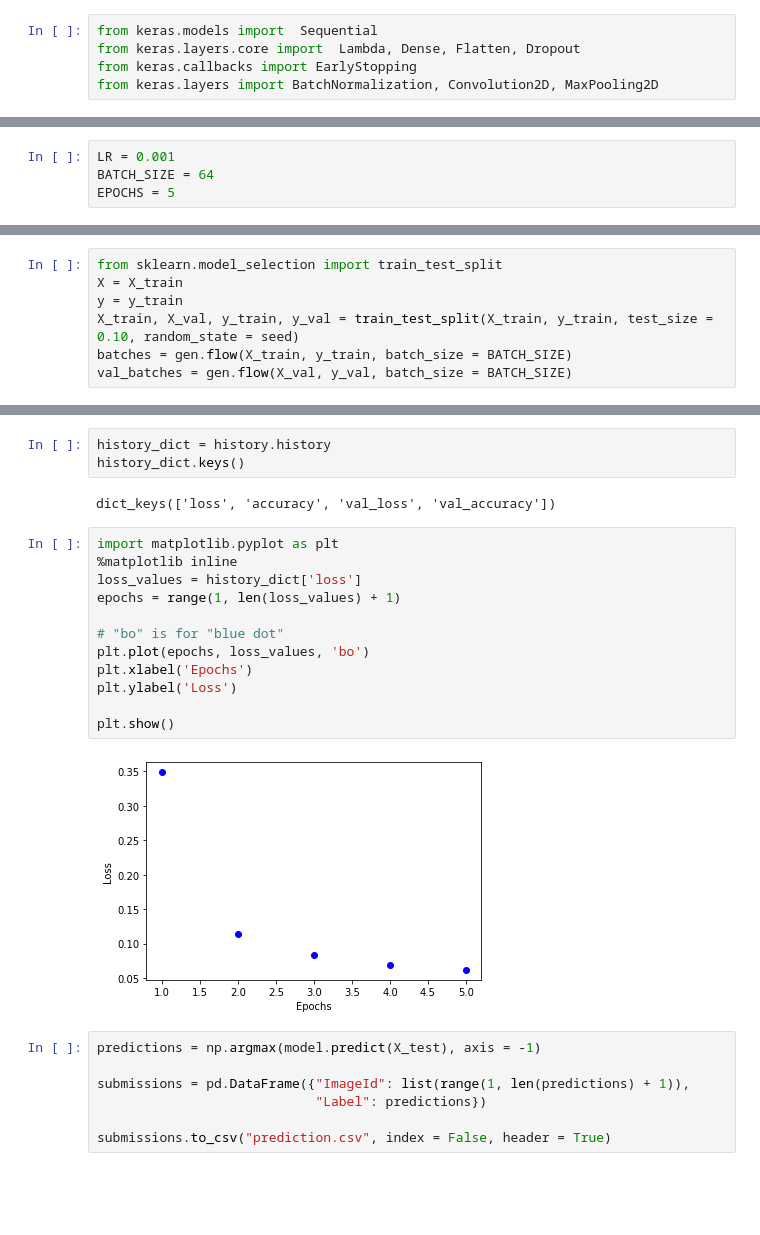
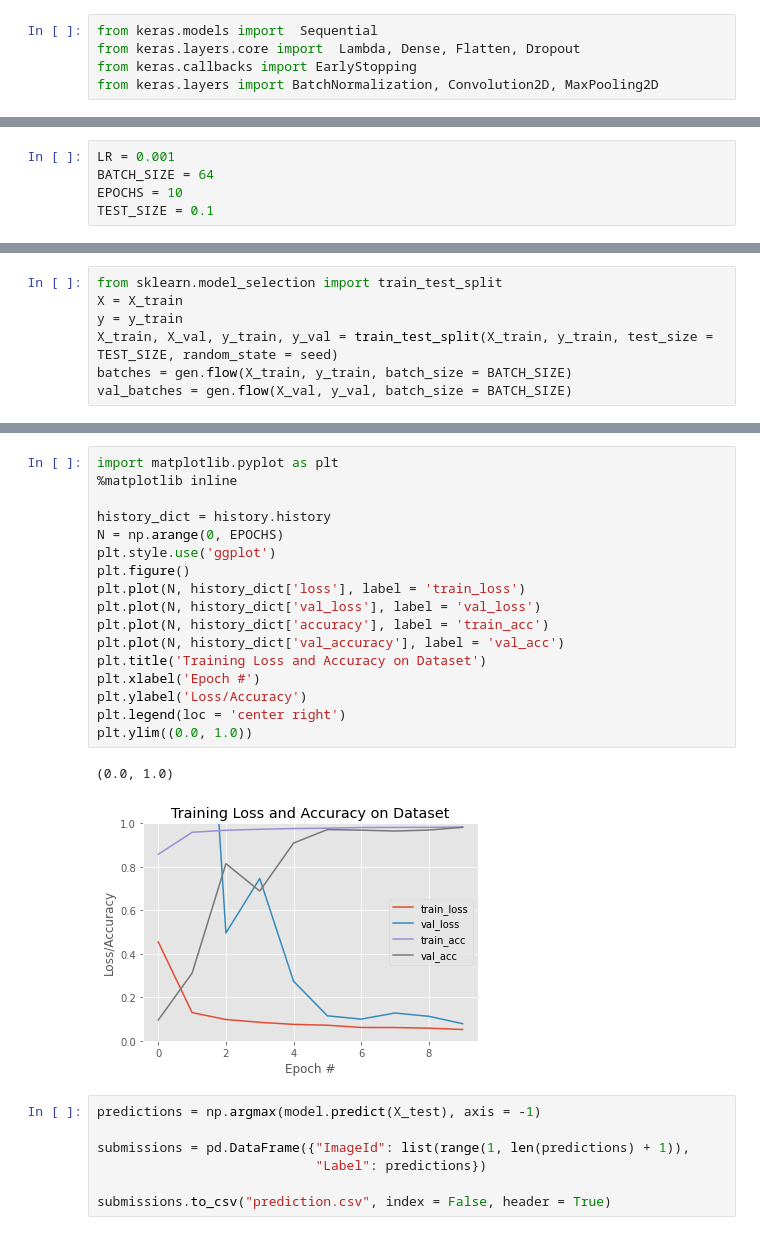
Before and after one commit to vyavdoshenko/mnist, a Jupyter notebook: Digit Recognizer.ipynb, the cells around one changed output, grey strips where cells are left out. Saved outputs shown, nothing was run; the diff lists cells and outputs as text; blank space fills up the shorter version.

```diff
--- a/Digit Recognizer.ipynb
+++ b/Digit Recognizer.ipynb
@@ -140,5 +141,6 @@ Output shape  (None, 10)
 # %%
 LR = 0.001
 BATCH_SIZE = 64
-EPOCHS = 5
+EPOCHS = 10
+TEST_SIZE = 0.1
 # %%
@@ -165,7 +186,7 @@ gen = image.ImageDataGenerator(rotation_range = 8,
 from sklearn.model_selection import train_test_split
 X = X_train
 y = y_train
-X_train, X_val, y_train, y_val = train_test_split(X_train, y_train, test_size = 0.10, random_state = seed)
+X_train, X_val, y_train, y_val = train_test_split(X_train, y_train, test_size = TEST_SIZE, random_state = seed)
 batches = gen.flow(X_train, y_train, batch_size = BATCH_SIZE)
 val_batches = gen.flow(X_val, y_val, batch_size = BATCH_SIZE)
 # %%
@@ -188,22 +219,23 @@ Epoch 5/5
-# %%
-history_dict = history.history
-history_dict.keys()
-# %% [output]
-dict_keys(['loss', 'accuracy', 'val_loss', 'val_accuracy'])
-# %%
-import matplotlib.pyplot as plt
-%matplotlib inline
-loss_values = history_dict['loss']
-epochs = range(1, len(loss_values) + 1)
-
-# "bo" is for "blue dot"
-plt.plot(epochs, loss_values, 'bo')
-plt.xlabel('Epochs')
-plt.ylabel('Loss')
-
-plt.show()
-# %% [output]
-[figure, removed]
+# %%
+import matplotlib.pyplot as plt
+%matplotlib inline
+
+history_dict = history.history
+N = np.arange(0, EPOCHS)
+plt.style.use('ggplot')
+plt.figure()
+plt.plot(N, history_dict['loss'], label = 'train_loss')
+plt.plot(N, history_dict['val_loss'], label = 'val_loss')
+plt.plot(N, history_dict['accuracy'], label = 'train_acc')
+plt.plot(N, history_dict['val_accuracy'], label = 'val_acc')
+plt.title('Training Loss and Accuracy on Dataset')
+plt.xlabel('Epoch #')
+plt.ylabel('Loss/Accuracy')
+plt.legend(loc = 'center right')
+plt.ylim((0.0, 1.0))
+# %% [output]
+(0.0, 1.0)
+[figure, added]
 # %%
 predictions = np.argmax(model.predict(X_test), axis = -1)
 
```
Also changed, not shown: parts of 8 cells of this notebook, 1 other file.
